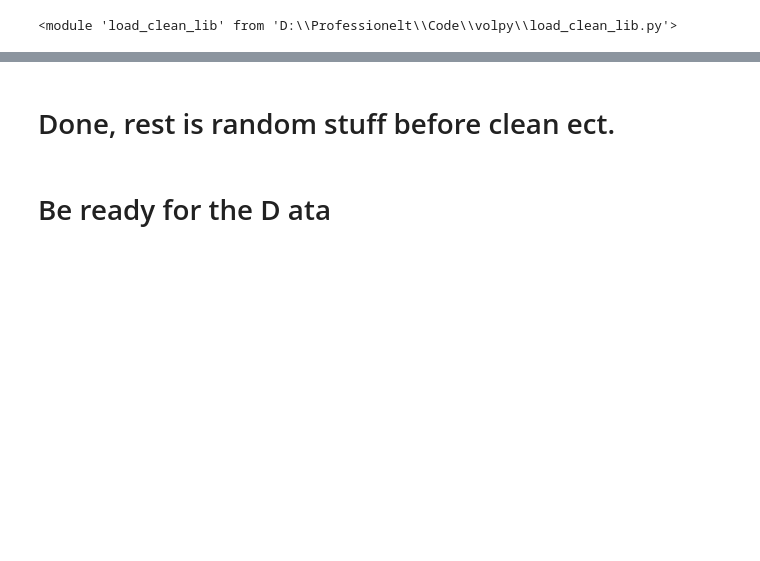
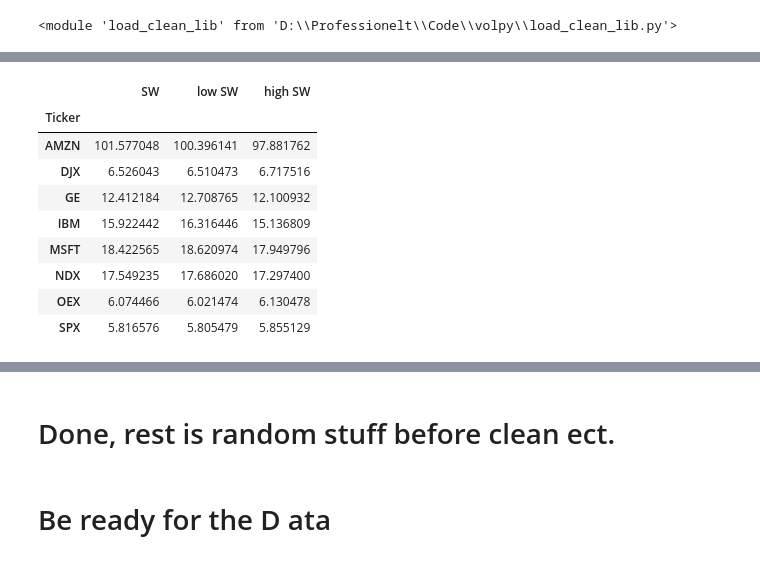
Before and after one commit to MadsHebsgaard/volpy, a Jupyter notebook: main.ipynb, the cells around one changed output, grey strips where cells are left out. Saved outputs shown, nothing was run; the diff lists cells and outputs as text; code cells hidden in the pictures; blank space fills up the shorter version.

```diff
--- a/main.ipynb
+++ b/main.ipynb
@@ -106,0 +178,13 @@ summary_dly_df
+# %%
+avg_by_ticker[["SW", "low SW", "high SW"]]*100
+# %% [output]
+|  | SW | low SW | high SW |
+| Ticker |  |  |  |
+| AMZN | 101.577048 | 100.396141 | 97.881762 |
+| DJX | 6.526043 | 6.510473 | 6.717516 |
+| GE | 12.412184 | 12.708765 | 12.100932 |
+| IBM | 15.922442 | 16.316446 | 15.136809 |
+| MSFT | 18.422565 | 18.620974 | 17.949796 |
+| NDX | 17.549235 | 17.686020 | 17.297400 |
+| OEX | 6.074466 | 6.021474 | 6.130478 |
+| SPX | 5.816576 | 5.805479 | 5.855129 |
```
Also changed, not shown: parts of 31 cells of this notebook, 1 other file.
